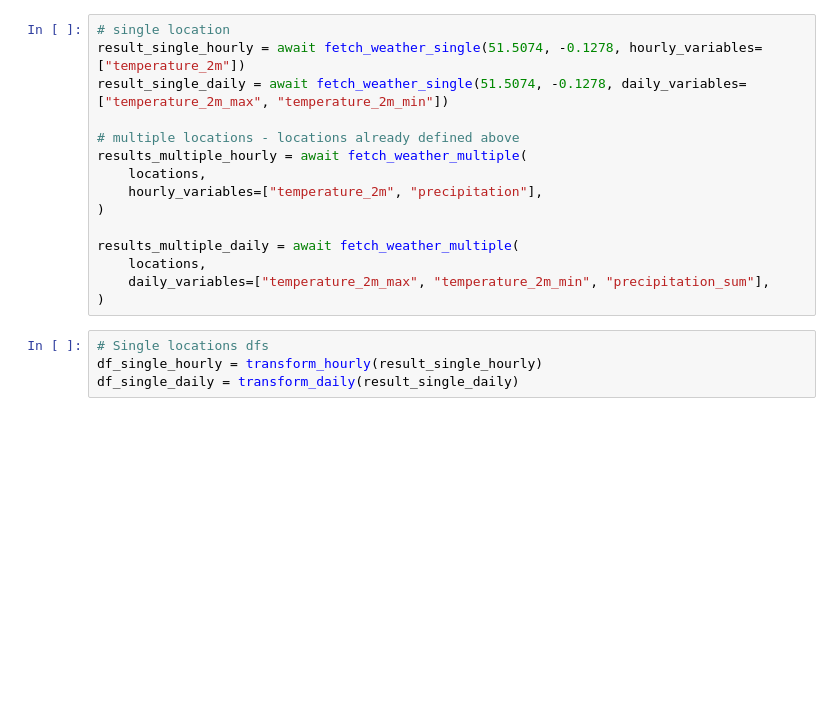
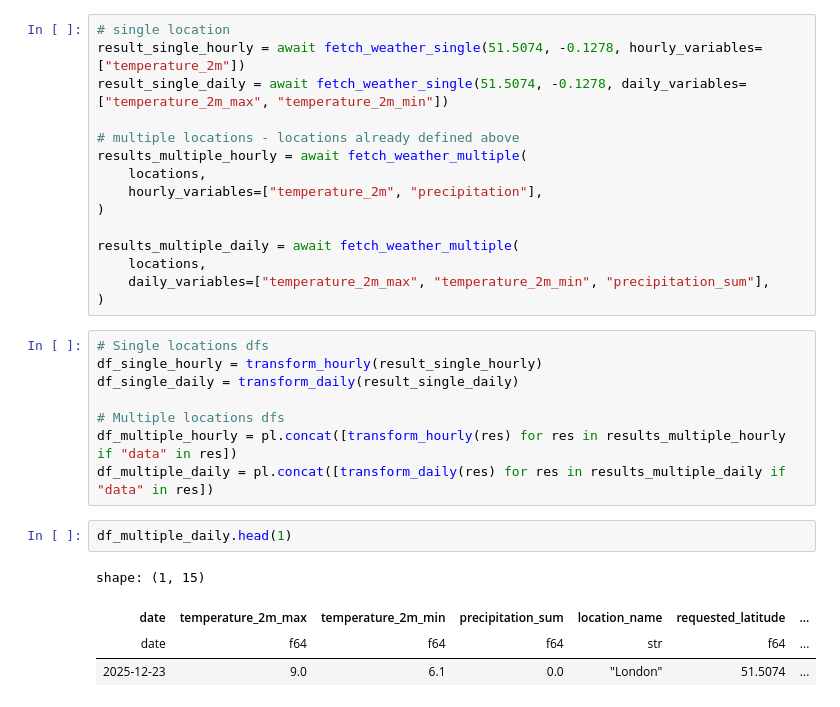
Before and after one commit to devinvegas/weather-pipeline, a Jupyter notebook: notebooks/weather_data_pipeline_prototype.ipynb, the cells around one changed output. Drawn from its saved outputs; the diff is of its cells as text; blank space fills up the shorter version.

```diff
--- a/notebooks/weather_data_pipeline_prototype.ipynb
+++ b/notebooks/weather_data_pipeline_prototype.ipynb
@@ -325,3 +330,14 @@ results_multiple_daily = await fetch_weather_multiple(
 # Single locations dfs
 df_single_hourly = transform_hourly(result_single_hourly)
 df_single_daily = transform_daily(result_single_daily)
+
+# Multiple locations dfs
+df_multiple_hourly = pl.concat([transform_hourly(res) for res in results_multiple_hourly if "data" in res])
+df_multiple_daily = pl.concat([transform_daily(res) for res in results_multiple_daily if "data" in res])
+# %%
+df_multiple_daily.head(1)
+# %% [output]
+shape: (1, 15)
+| date | temperature_2m_max | temperature_2m_min | precipitation_sum | location_name | requested_latitude | ... |
+| date | f64 | f64 | f64 | str | f64 | ... |
+| 2025-12-23 | 9.0 | 6.1 | 0.0 | "London" | 51.5074 | ... |
```
Also changed, not shown: parts of 14 cells of this notebook.
